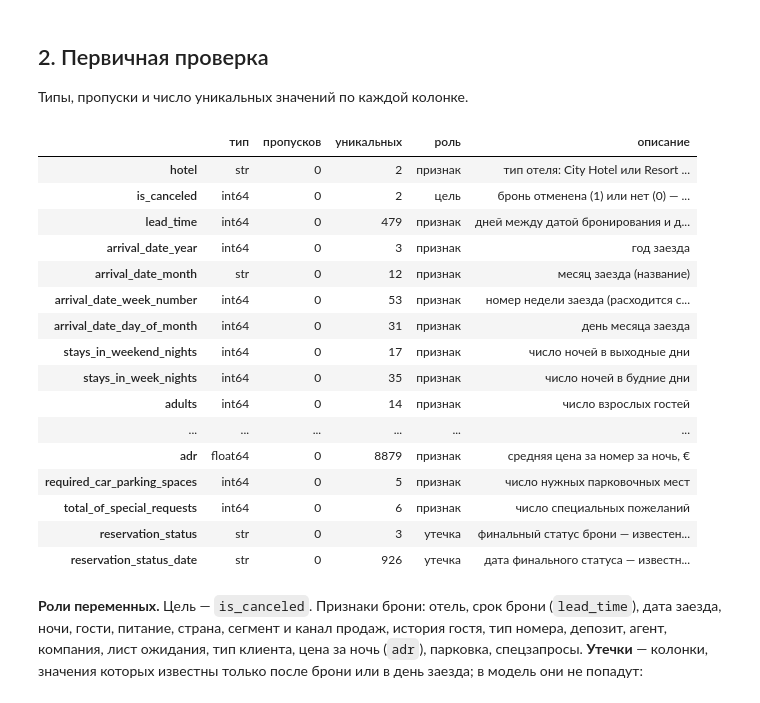
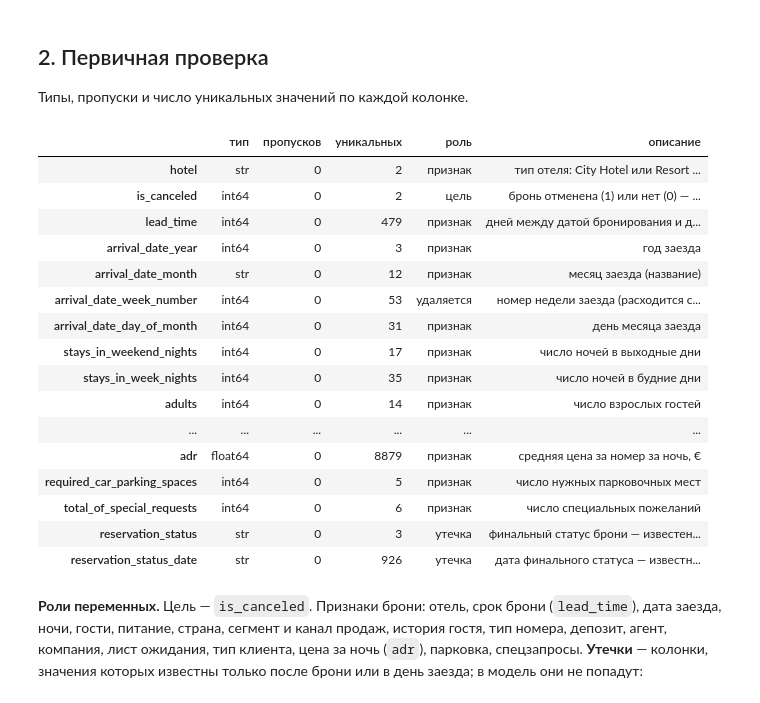
Before and after one commit to obivanio/hotel-cancellations-hse, a Jupyter notebook: notebooks/01_data_cleaning.ipynb, the cells around one changed output. Saved outputs shown, nothing was run; the diff lists cells and outputs as text; code cells hidden in the pictures.

```diff
--- a/notebooks/01_data_cleaning.ipynb
+++ b/notebooks/01_data_cleaning.ipynb
@@ -61,35 +61,37 @@ DESCRIPTIONS = {
     'required_car_parking_spaces': 'число нужных парковочных мест',
     'total_of_special_requests': 'число специальных пожеланий',
     'reservation_status': 'финальный статус брони — известен только по итогу',
     'reservation_status_date': 'дата финального статуса — известна только по итогу',
 }
 
 
 def _role(column):
-    """Роль колонки: цель, утечка (LEAKAGE_COLUMNS) или признак."""
+    """Роль колонки: цель, утечка (LEAKAGE_COLUMNS), удаляется на шаге 11 или признак."""
     if column == 'is_canceled':
         return 'цель'
     if column in LEAKAGE_COLUMNS:
         return 'утечка'
+    if column == 'arrival_date_week_number':
+        return 'удаляется'
     return 'признак'
 
 
 overview = pd.DataFrame({
     'тип': raw.dtypes.astype(str),
     'пропусков': raw.isna().sum(),
     'уникальных': raw.nunique(),
     'роль': [_role(col) for col in raw.columns],
     'описание': [DESCRIPTIONS[col] for col in raw.columns],
 })
 overview
 # %% [output]
 |  | тип | пропусков | уникальных | роль | описание |
 | hotel | str | 0 | 2 | признак | тип отеля: City Hotel или Resort ... |
 | is_canceled | int64 | 0 | 2 | цель | бронь отменена (1) или нет (0) — ... |
 | lead_time | int64 | 0 | 479 | признак | дней между датой бронирования и д... |
 | arrival_date_year | int64 | 0 | 3 | признак | год заезда |
 | arrival_date_month | str | 0 | 12 | признак | месяц заезда (название) |
-| arrival_date_week_number | int64 | 0 | 53 | признак | номер недели заезда (расходится с... |
+| arrival_date_week_number | int64 | 0 | 53 | удаляется | номер недели заезда (расходится с... |
 | arrival_date_day_of_month | int64 | 0 | 31 | признак | день месяца заезда |
 | stays_in_weekend_nights | int64 | 0 | 17 | признак | число ночей в выходные дни |
 | stays_in_week_nights | int64 | 0 | 35 | признак | число ночей в будние дни |
```
Also changed, not shown: parts of 13 cells of this notebook, 1 other file.
